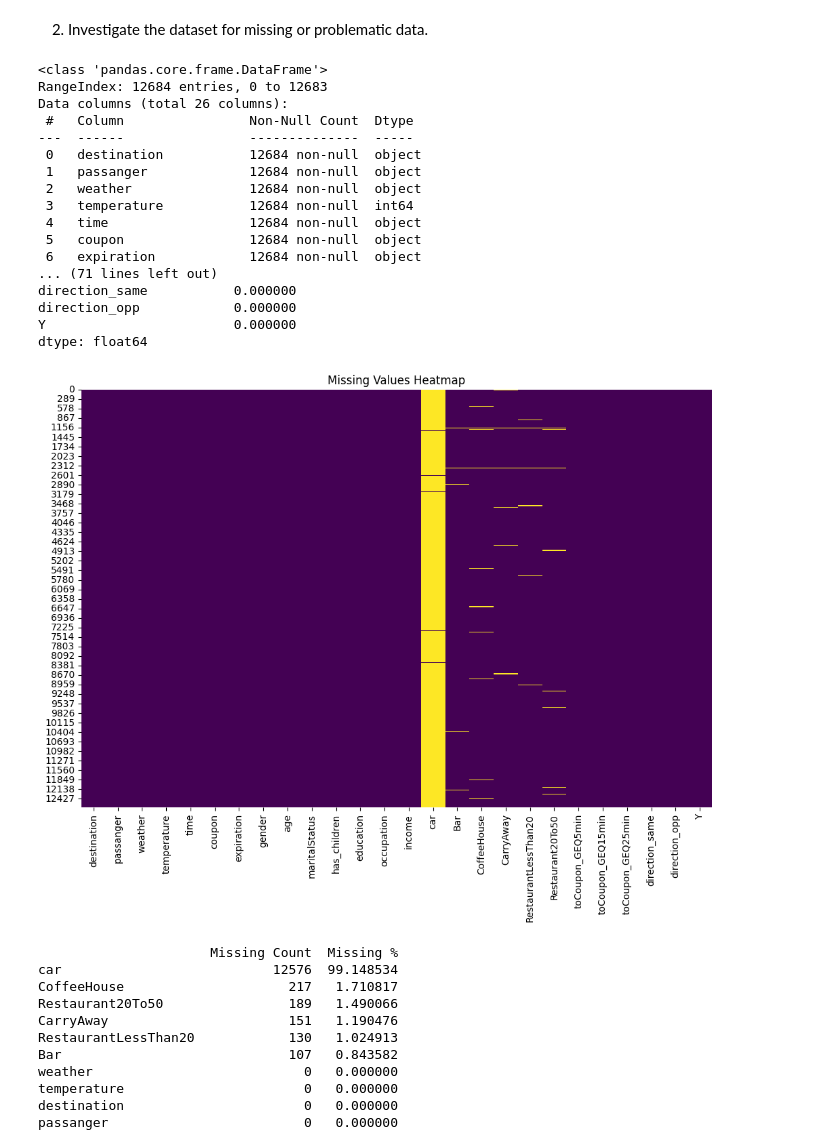
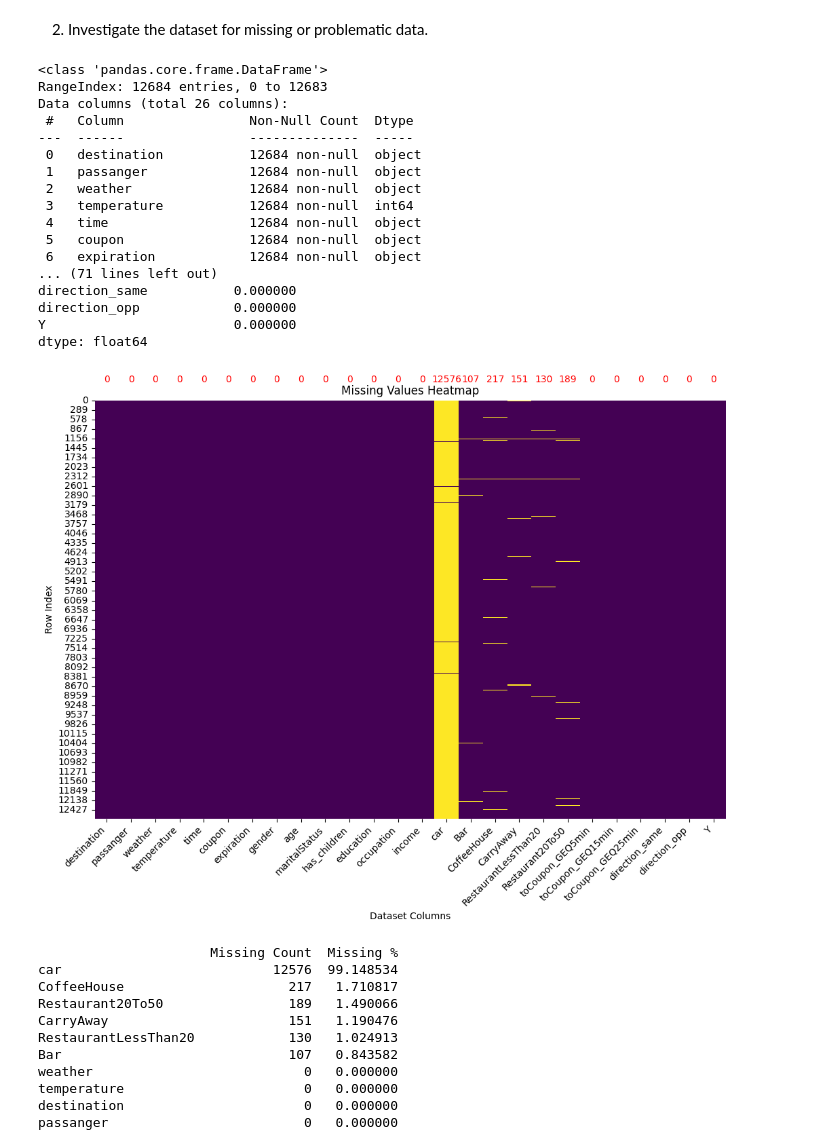
Before and after one commit to RohitKBhatnagar/CouponAcceptance, a Jupyter notebook: CouponAcceptance.ipynb, the cells around one changed output. Saved outputs shown, nothing was run; the diff lists cells and outputs as text; code cells hidden in the pictures.

Commit message:
Generated images for report generation

```diff
--- a/CouponAcceptance.ipynb
+++ b/CouponAcceptance.ipynb
@@ -109,34 +109,49 @@ print(missing_percentage)
 #CoffeeHouse              1.710817
 #CarryAway                1.190476
 #RestaurantLessThan20     1.024913
 #Restaurant20To50         1.490066
 #####################
 
 # Let us try to visualize the mssing values using seaborn
 # Visualizing missing values using a heatmap
 plt.figure(figsize=(12, 8))
 sns.heatmap(data.isnull(), cbar=False, cmap='viridis')
 plt.title('Missing Values Heatmap')
+
+plt.xlabel('Dataset Columns')
+plt.ylabel('Row Index')
+
+plt.xticks(rotation=45, ha='right')  # rotate column labels
+plt.yticks(rotation=0)               # keep row labels horizontal
+
+# Annotate missing counts above each column
+offset = -0.05 * len(data)   # proportional offset
+
+for i, count in enumerate(missing_counts):
+    plt.text(i + 0.5, offset, str(count), ha='center', va='center', color='red')
+
+#save file
+plt.savefig("images/Missing_Values_Heatmap.png")
 plt.show()
 # %% [output]
 <class 'pandas.core.frame.DataFrame'>
 RangeIndex: 12684 entries, 0 to 12683
 Data columns (total 26 columns):
  #   Column                Non-Null Count  Dtype
 ---  ------                --------------  -----
  0   destination           12684 non-null  object
  1   passanger             12684 non-null  object
  2   weather               12684 non-null  object
  3   temperature           12684 non-null  int64
  4   time                  12684 non-null  object
  5   coupon                12684 non-null  object
  6   expiration            12684 non-null  object
 ... (71 lines left out)
 direction_same           0.000000
 direction_opp            0.000000
 Y                        0.000000
 dtype: float64
-[figure, old version]
+[figure, new version]
 # %%
 # Combining into a summary DataFrame
 missing_summary = pd.DataFrame({
```
Also changed, not shown: parts of 1 cell of this notebook, 12 other files.
